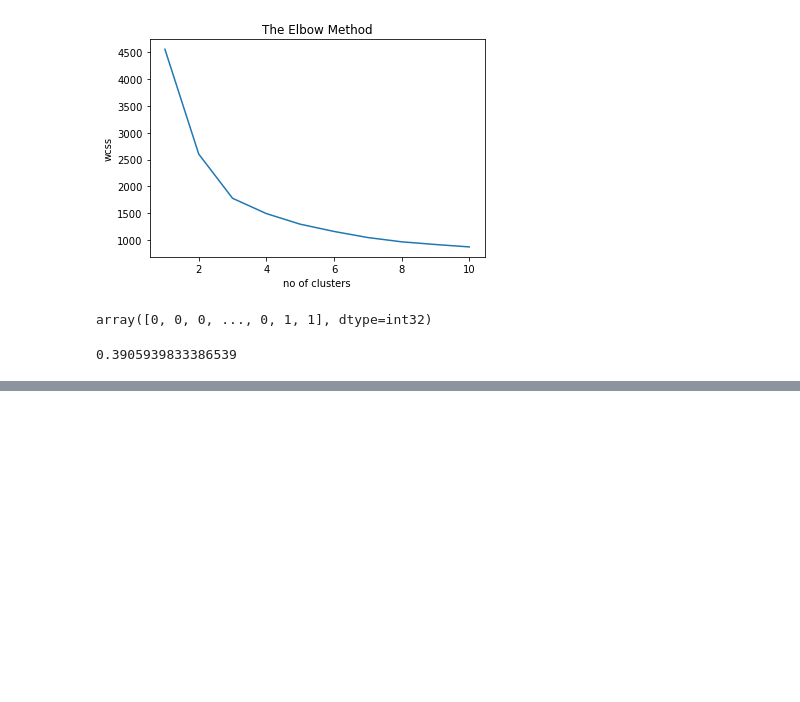
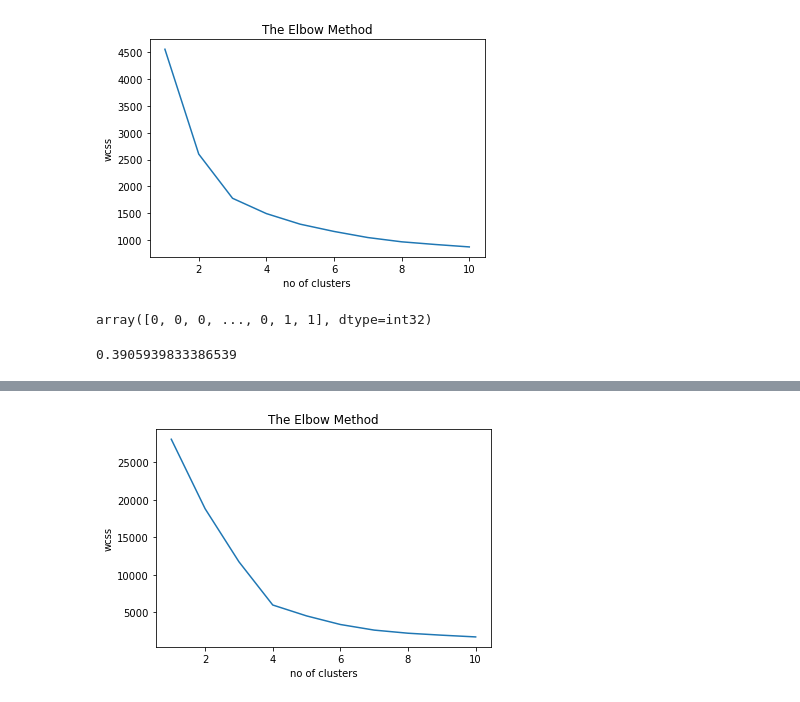
Before and after one commit to Vesna96/UnsupervisedLearning, a Jupyter notebook: MasinskoUcenjeDomaci2.ipynb, the cells around one changed output, grey strips where cells are left out. Drawn from its saved outputs; the diff is of its cells as text; code cells hidden in the pictures; blank space fills up the shorter version.

Commit message:
Clustering algorithms added

```diff
--- a/MasinskoUcenjeDomaci2.ipynb
+++ b/MasinskoUcenjeDomaci2.ipynb
@@ -356,0 +377,16 @@ silhouette_score(data_df, cluster_labels)
+# %%
+data_df = data_df.drop("Current Ver", axis=1)
+data_df = data_df.drop("Category", axis=1)
+# %%
+pca = PCA(n_components=3, random_state=200, whiten=True)
+pca.fit(data_df)
+
+x_train = pca.transform(data_df)
+# %%
+reduced_data_df = pd.DataFrame(x_train)
+# %%
+score = elbowMethod(reduced_data_df)
+kn = KneeLocator(range(1,11), score, curve='convex', direction='decreasing')
+PRED_NUM_CLUSTERS = kn.knee
+# %% [output]
+[figure, added]
```
Also changed, not shown: parts of 18 cells of this notebook.
